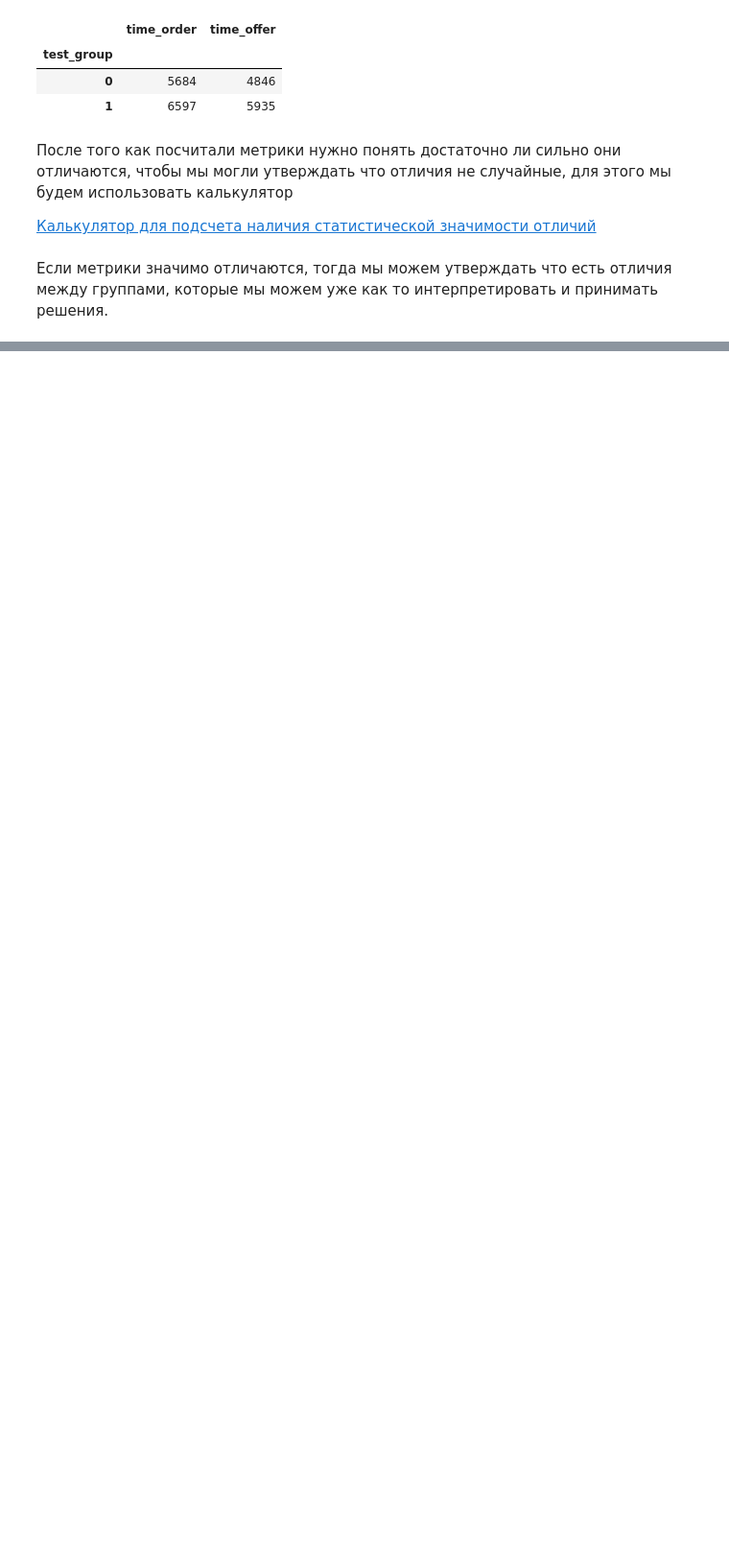
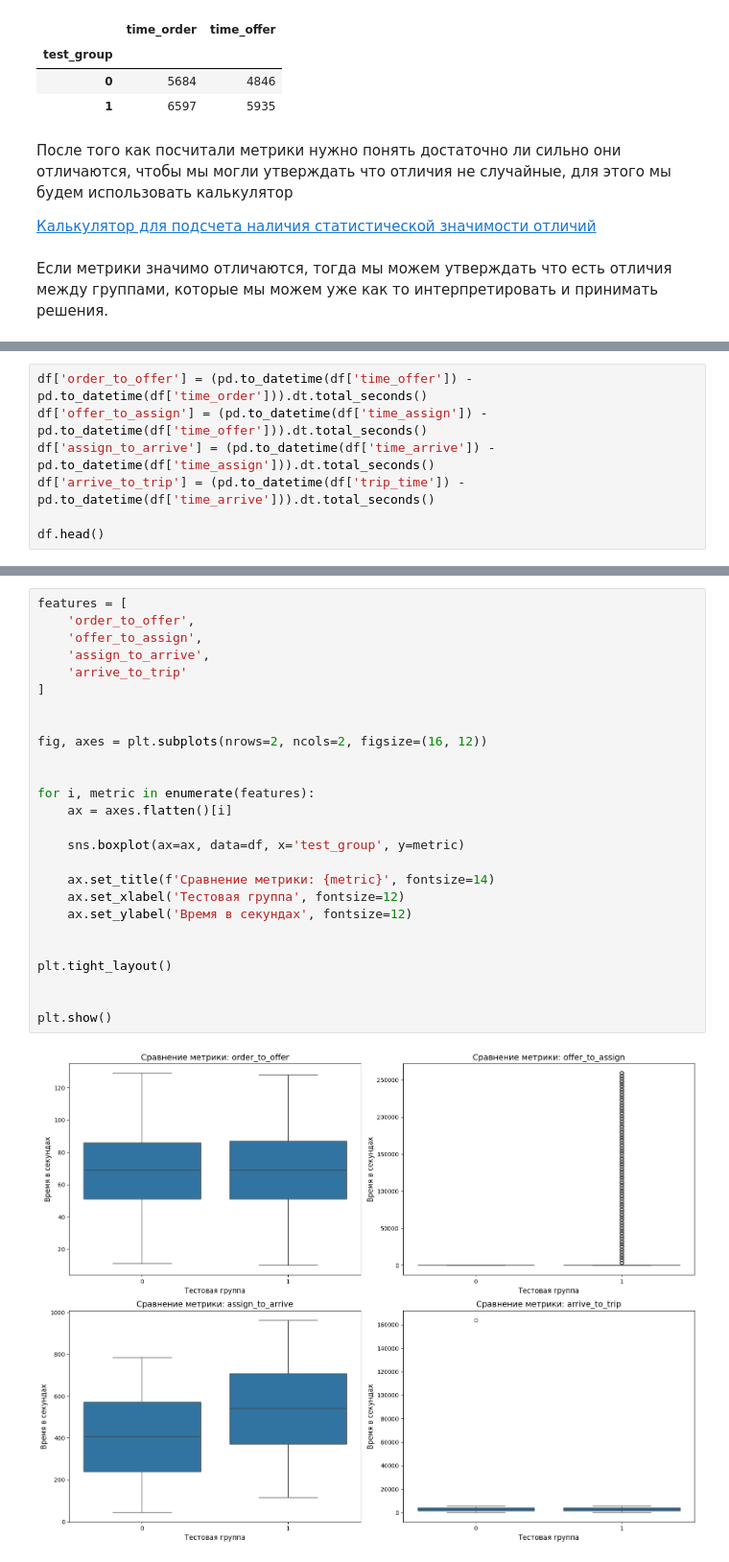
Before and after one commit to Kr0uxx/DA-mini-project, a Jupyter notebook: "Как_убеждать_с_помощью_данных"_шаблон_.ipynb, the cells around one changed output, grey strips where cells are left out. Shown: that part at 96% size. Drawn from its saved outputs; the diff is of its cells as text; blank space fills up the shorter version.

```diff
--- a/"Как_убеждать_с_помощью_данных"_шаблон_.ipynb
+++ b/"Как_убеждать_с_помощью_данных"_шаблон_.ipynb
@@ -63,0 +80,7 @@ df.groupby('test_group').agg({
+# %%
+df['order_to_offer'] = (pd.to_datetime(df['time_offer']) - pd.to_datetime(df['time_order'])).dt.total_seconds()
+df['offer_to_assign'] = (pd.to_datetime(df['time_assign']) - pd.to_datetime(df['time_offer'])).dt.total_seconds()
+df['assign_to_arrive'] = (pd.to_datetime(df['time_arrive']) - pd.to_datetime(df['time_assign'])).dt.total_seconds()
+df['arrive_to_trip'] = (pd.to_datetime(df['trip_time']) - pd.to_datetime(df['time_arrive'])).dt.total_seconds()
+
+df.head()
@@ -63,0 +96,28 @@ df.groupby('test_group').agg({
+# %%
+features = [
+    'order_to_offer',
+    'offer_to_assign',
+    'assign_to_arrive',
+    'arrive_to_trip'
+]
+
+
+fig, axes = plt.subplots(nrows=2, ncols=2, figsize=(16, 12))
+
+
+for i, metric in enumerate(features):
+    ax = axes.flatten()[i]
+
+    sns.boxplot(ax=ax, data=df, x='test_group', y=metric)
+
+    ax.set_title(f'Сравнение метрики: {metric}', fontsize=14)
+    ax.set_xlabel('Тестовая группа', fontsize=12)
+    ax.set_ylabel('Время в секундах', fontsize=12)
+
+
+plt.tight_layout()
+
+
+plt.show()
+# %% [output]
+[figure, added]
```
Also changed, not shown: parts of 33 cells of this notebook.
